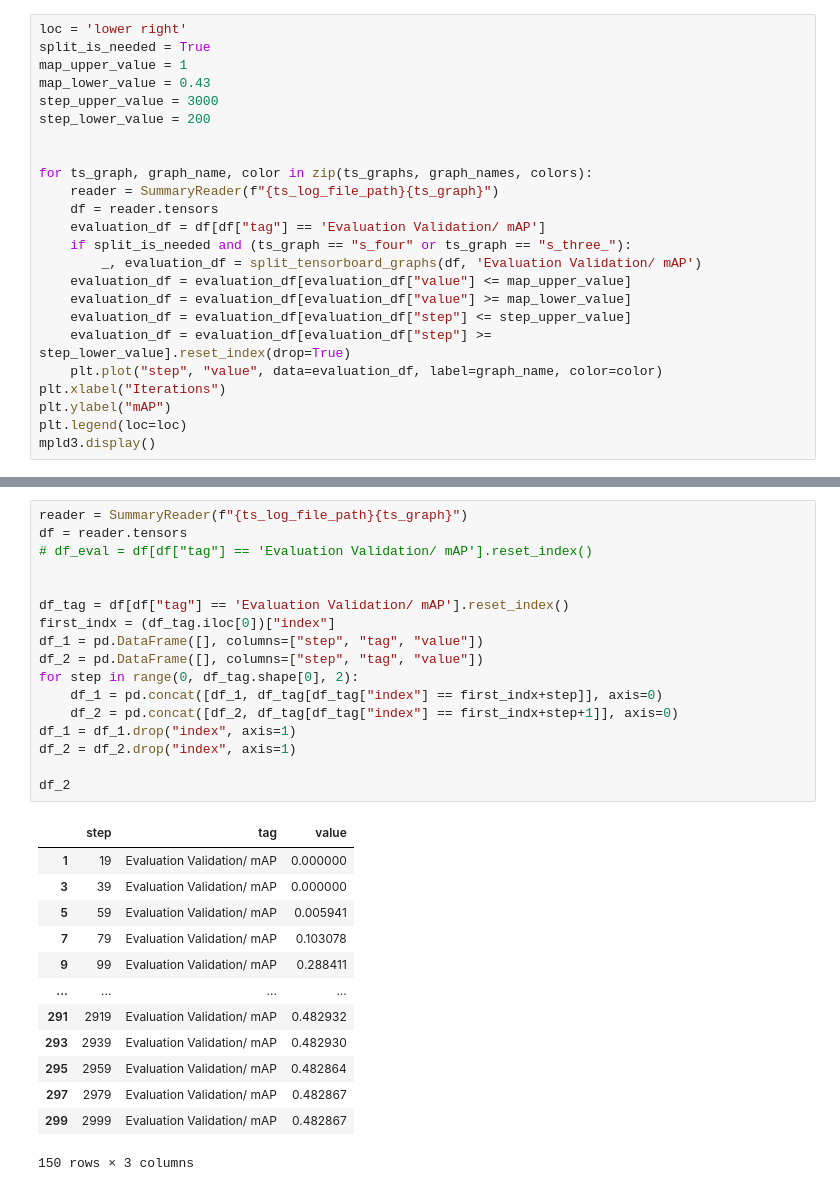
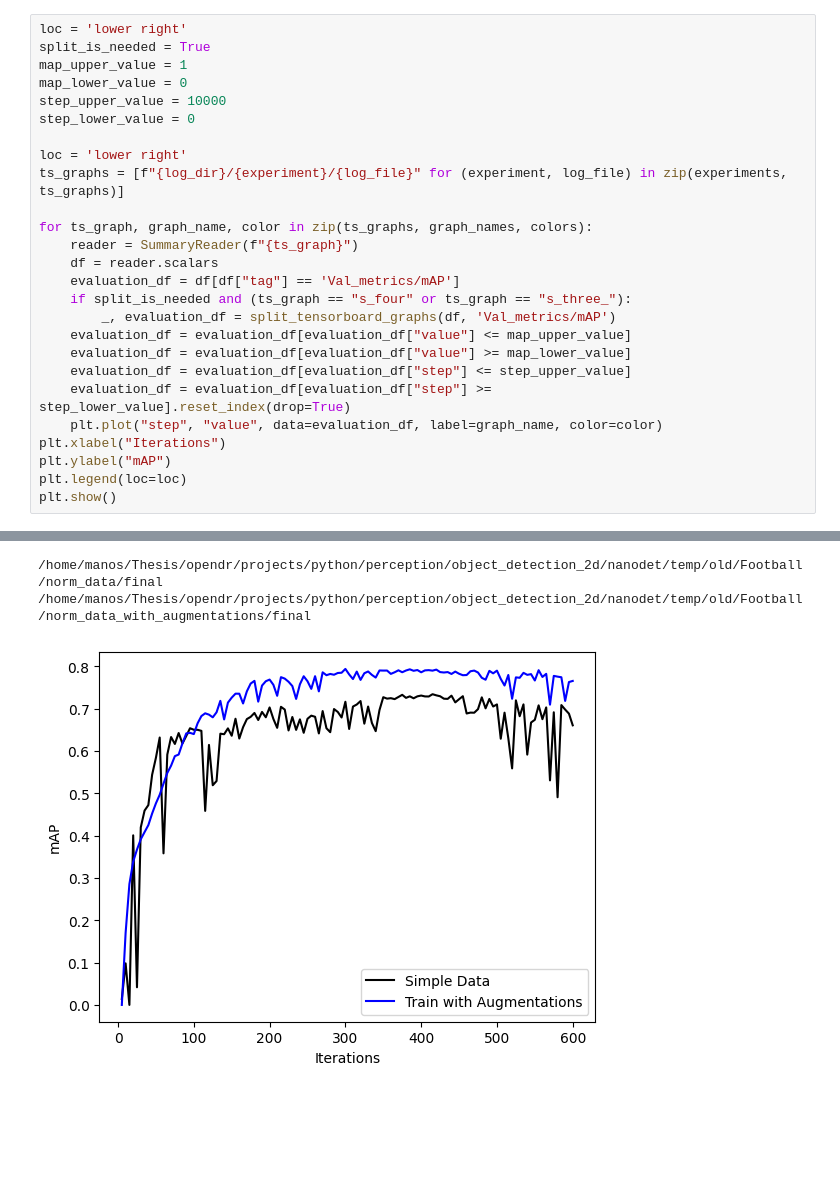
Before and after one commit to ManosMpampis/opendr, a Jupyter notebook: projects/python/perception/object_detection_2d/nanodet/make_graphs.ipynb, the cells around one changed output, grey strips where cells are left out. Cells and saved outputs as stored; diff of their text form; blank space fills up the shorter version.

```diff
--- a/projects/python/perception/object_detection_2d/nanodet/make_graphs.ipynb
+++ b/projects/python/perception/object_detection_2d/nanodet/make_graphs.ipynb
@@ -68,17 +1246,19 @@ ts_log_file_path = f"{log_dir}/{class_name}/{dir_temp_path}/{lr_prefix}"
 loc = 'lower right'
 split_is_needed = True
 map_upper_value = 1
-map_lower_value = 0.43
-step_upper_value = 3000
-step_lower_value = 200
+map_lower_value = 0
+step_upper_value = 10000
+step_lower_value = 0
 
+loc = 'lower right'
+ts_graphs = [f"{log_dir}/{experiment}/{log_file}" for (experiment, log_file) in zip(experiments, ts_graphs)]
 
 for ts_graph, graph_name, color in zip(ts_graphs, graph_names, colors):
-    reader = SummaryReader(f"{ts_log_file_path}{ts_graph}")
-    df = reader.tensors
-    evaluation_df = df[df["tag"] == 'Evaluation Validation/ mAP']
+    reader = SummaryReader(f"{ts_graph}")
+    df = reader.scalars
+    evaluation_df = df[df["tag"] == 'Val_metrics/mAP']
     if split_is_needed and (ts_graph == "s_four" or ts_graph == "s_three_"):
-        _, evaluation_df = split_tensorboard_graphs(df, 'Evaluation Validation/ mAP')
+        _, evaluation_df = split_tensorboard_graphs(df, 'Val_metrics/mAP')
     evaluation_df = evaluation_df[evaluation_df["value"] <= map_upper_value]
     evaluation_df = evaluation_df[evaluation_df["value"] >= map_lower_value]
     evaluation_df = evaluation_df[evaluation_df["step"] <= step_upper_value]
@@ -87,5 +1267,5 @@ for ts_graph, graph_name, color in zip(ts_graphs, graph_names, colors):
 plt.xlabel("Iterations")
 plt.ylabel("mAP")
 plt.legend(loc=loc)
-mpld3.display()
+plt.show()
 # %% [output]
@@ -93,31 +1272,3 @@ mpld3.display()
+/home/manos/Thesis/opendr/projects/python/perception/object_detection_2d/nanodet/temp/old/Football/norm_data/final
+/home/manos/Thesis/opendr/projects/python/perception/object_detection_2d/nanodet/temp/old/Football/norm_data_with_augmentations/final
+[figure, added]
-# %%
-reader = SummaryReader(f"{ts_log_file_path}{ts_graph}")
-df = reader.tensors
-# df_eval = df[df["tag"] == 'Evaluation Validation/ mAP'].reset_index()
-
-
-df_tag = df[df["tag"] == 'Evaluation Validation/ mAP'].reset_index()
-first_indx = (df_tag.iloc[0])["index"]
-df_1 = pd.DataFrame([], columns=["step", "tag", "value"])
-df_2 = pd.DataFrame([], columns=["step", "tag", "value"])
-for step in range(0, df_tag.shape[0], 2):
-    df_1 = pd.concat([df_1, df_tag[df_tag["index"] == first_indx+step]], axis=0)
-    df_2 = pd.concat([df_2, df_tag[df_tag["index"] == first_indx+step+1]], axis=0)
-df_1 = df_1.drop("index", axis=1)
-df_2 = df_2.drop("index", axis=1)
-
-df_2
-# %% [output]
-|  | step | tag | value |
-| 1 | 19 | Evaluation Validation/ mAP | 0.000000 |
-| 3 | 39 | Evaluation Validation/ mAP | 0.000000 |
-| 5 | 59 | Evaluation Validation/ mAP | 0.005941 |
-| 7 | 79 | Evaluation Validation/ mAP | 0.103078 |
-| 9 | 99 | Evaluation Validation/ mAP | 0.288411 |
-| ... | ... | ... | ... |
-| 291 | 2919 | Evaluation Validation/ mAP | 0.482932 |
-| 293 | 2939 | Evaluation Validation/ mAP | 0.482930 |
-| 295 | 2959 | Evaluation Validation/ mAP | 0.482864 |
-| 297 | 2979 | Evaluation Validation/ mAP | 0.482867 |
-| 299 | 2999 | Evaluation Validation/ mAP | 0.482867 |
-150 rows × 3 columns
```
Also changed, not shown: parts of 11 cells of this notebook, 3 other files.
